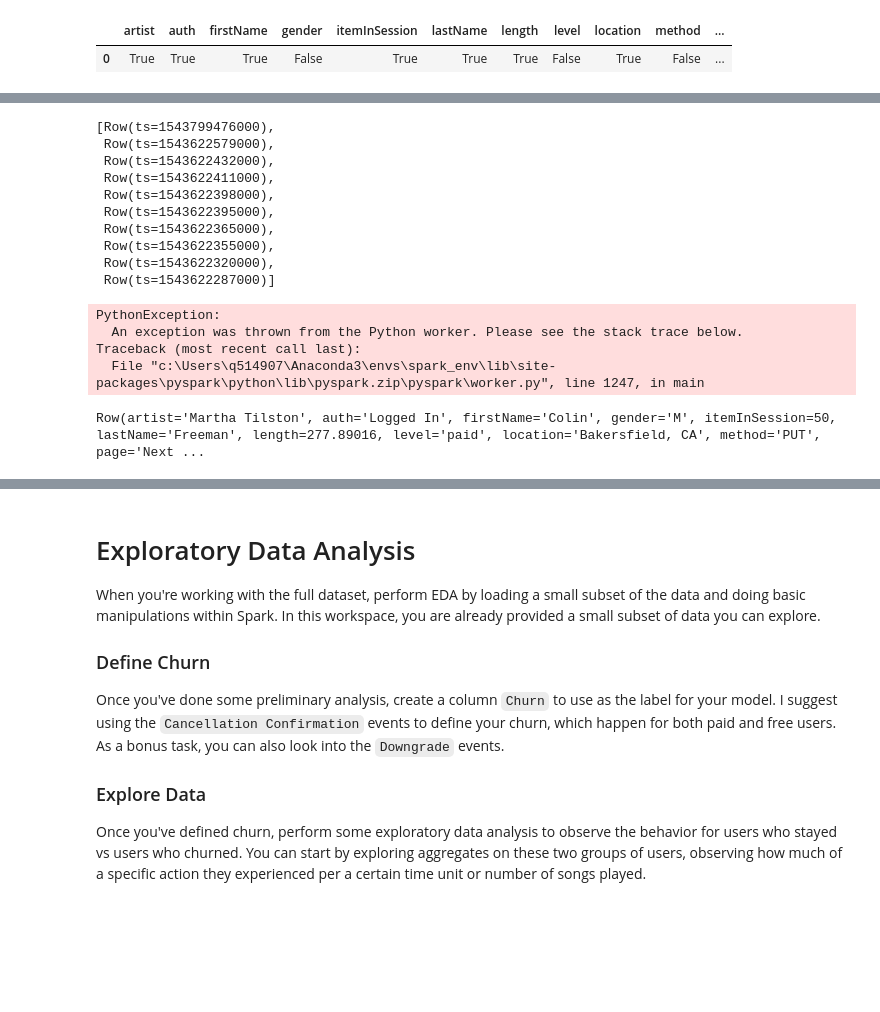
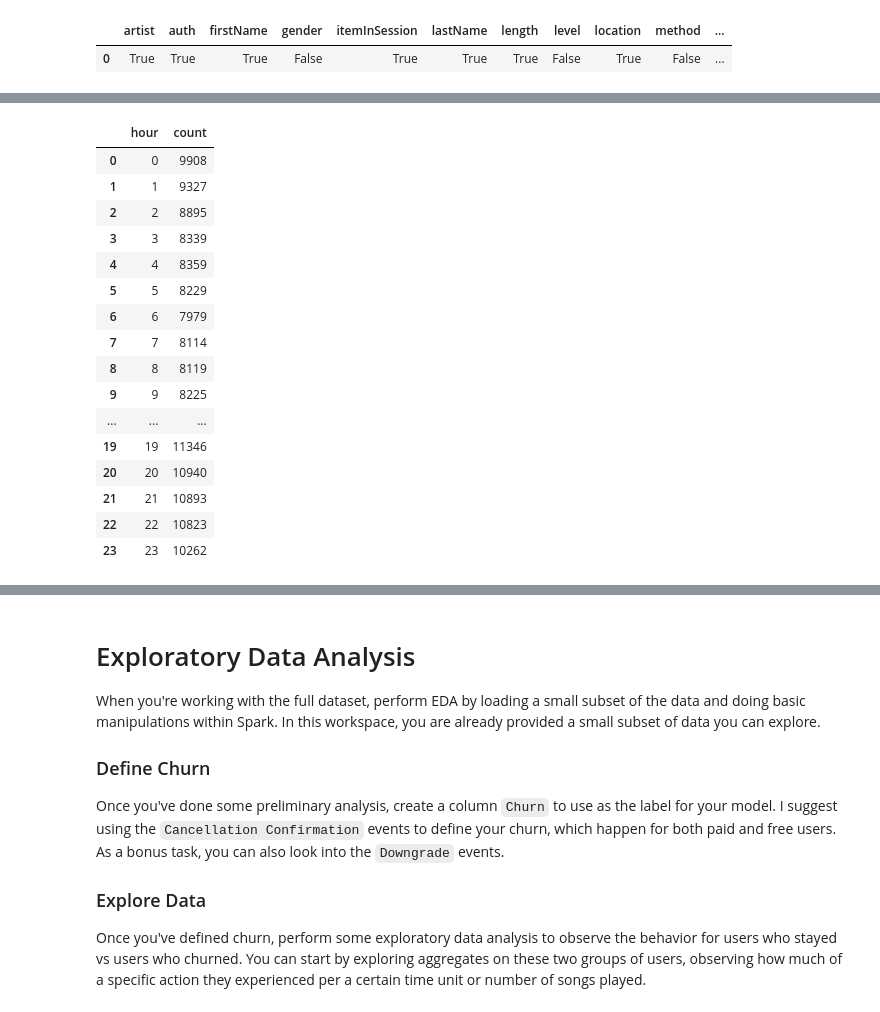
Before and after one commit to ben-sas/sparkify, a Jupyter notebook: Sparkify.ipynb, the cells around one changed output, grey strips where cells are left out. Cells and saved outputs as stored; diff of their text form; code cells hidden in the pictures; blank space fills up the shorter version.

```diff
--- a/Sparkify.ipynb
+++ b/Sparkify.ipynb
@@ -181,13 +172,0 @@ Row(artist='Martha Tilston', auth='Logged In', firstName='Colin', gender='M', it
-# %%
-df.select("ts").dropDuplicates().sort("ts", ascending=False).take(10)
-# %% [output]
-[Row(ts=1543799476000),
- Row(ts=1543622579000),
- Row(ts=1543622432000),
- Row(ts=1543622411000),
- Row(ts=1543622398000),
- Row(ts=1543622395000),
- Row(ts=1543622365000),
- Row(ts=1543622355000),
- Row(ts=1543622320000),
- Row(ts=1543622287000)]
@@ -198,26 +173,21 @@ df = df.withColumn("ts_new", to_timestamp("ts"))
-# %%
-
-# df = df.withColumn("ts_new", to_timestamp(df["ts"]))
-
-# df = df.withColumn("ts_new", from_unixtime("ts"))
-# get_date = udf(lambda x: from_unixtime(x / 1000.0))
-get_date = udf(lambda x: (x / 1000.0), TimestampType())
-# get_date = udf(lambda x: (x / 1000.0), returnType=LongType())
-
-
-# df = df.withColumn("ts_new", df.ts)
-df = df.withColumn("ts_new", get_date(df.ts))
-
-df.head()
-df.select(["ts", "ts_new"]).head()
-# %% [output]
-PythonException:
-  An exception was thrown from the Python worker. Please see the stack trace below.
-Traceback (most recent call last):
-  File "c:\Users\q514907\Anaconda3\envs\spark_env\lib\site-packages\pyspark\python\lib\pyspark.zip\pyspark\worker.py", line 1247, in main
-# %%
-df.head()
-
-# df.select("date").dropDuplicates().sort("date").show()
-# %% [output]
-Row(artist='Martha Tilston', auth='Logged In', firstName='Colin', gender='M', itemInSession=50, lastName='Freeman', length=277.89016, level='paid', location='Bakersfield, CA', method='PUT', page='Next ...
+# %%
+songs_in_hour = df.groupby("hour").count().sort("hour").toPandas()
+df.filter(df.page == "NextSong").groupby("hour").count().sort("hour").toPandas()
+# %% [output]
+|  | hour | count |
+| 0 | 0 | 9908 |
+| 1 | 1 | 9327 |
+| 2 | 2 | 8895 |
+| 3 | 3 | 8339 |
+| 4 | 4 | 8359 |
+| 5 | 5 | 8229 |
+| 6 | 6 | 7979 |
+| 7 | 7 | 8114 |
+| 8 | 8 | 8119 |
+| 9 | 9 | 8225 |
+| ... | ... | ... |
+| 19 | 19 | 11346 |
+| 20 | 20 | 10940 |
+| 21 | 21 | 10893 |
+| 22 | 22 | 10823 |
+| 23 | 23 | 10262 |
```
Also changed, not shown: parts of 15 cells of this notebook.
